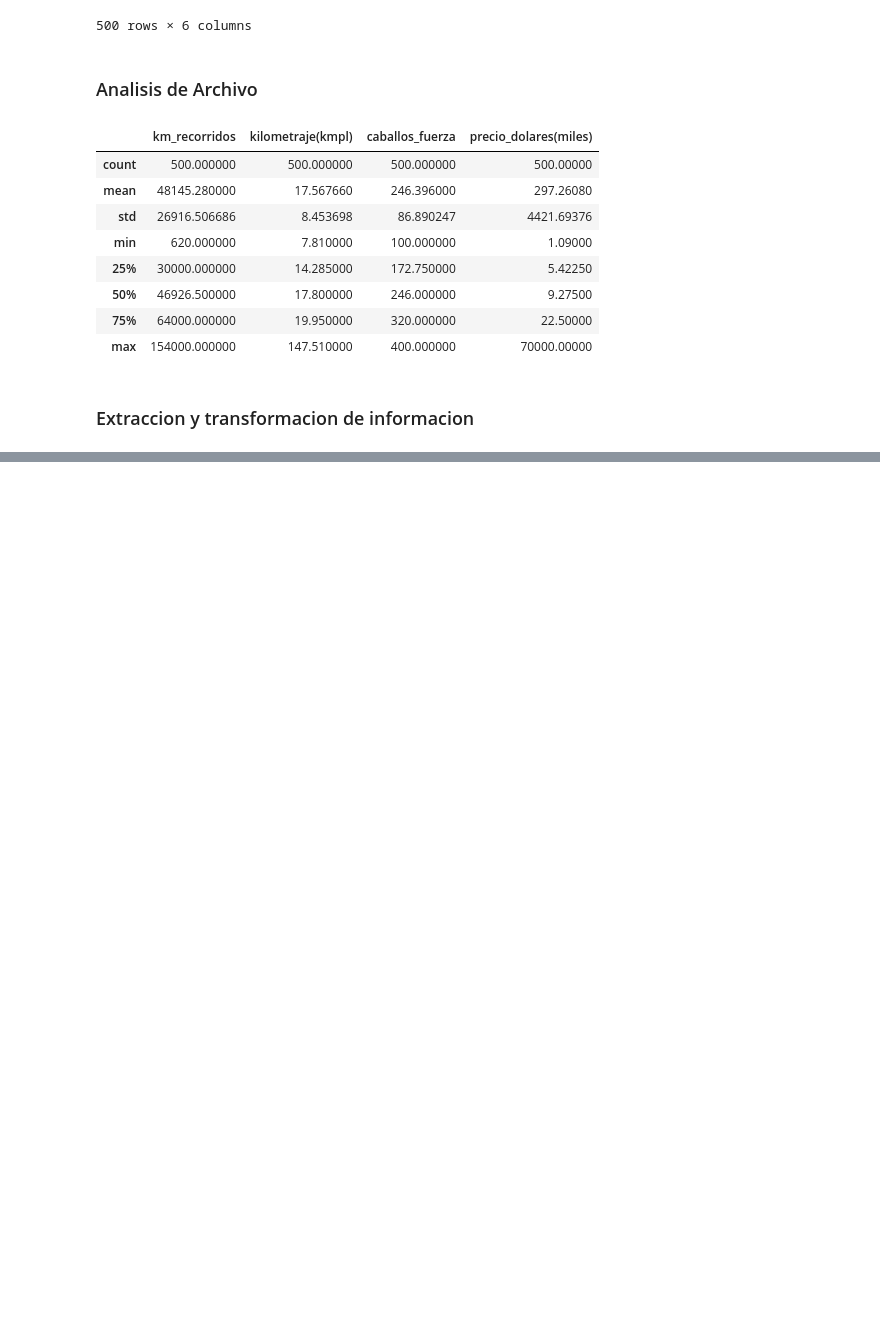
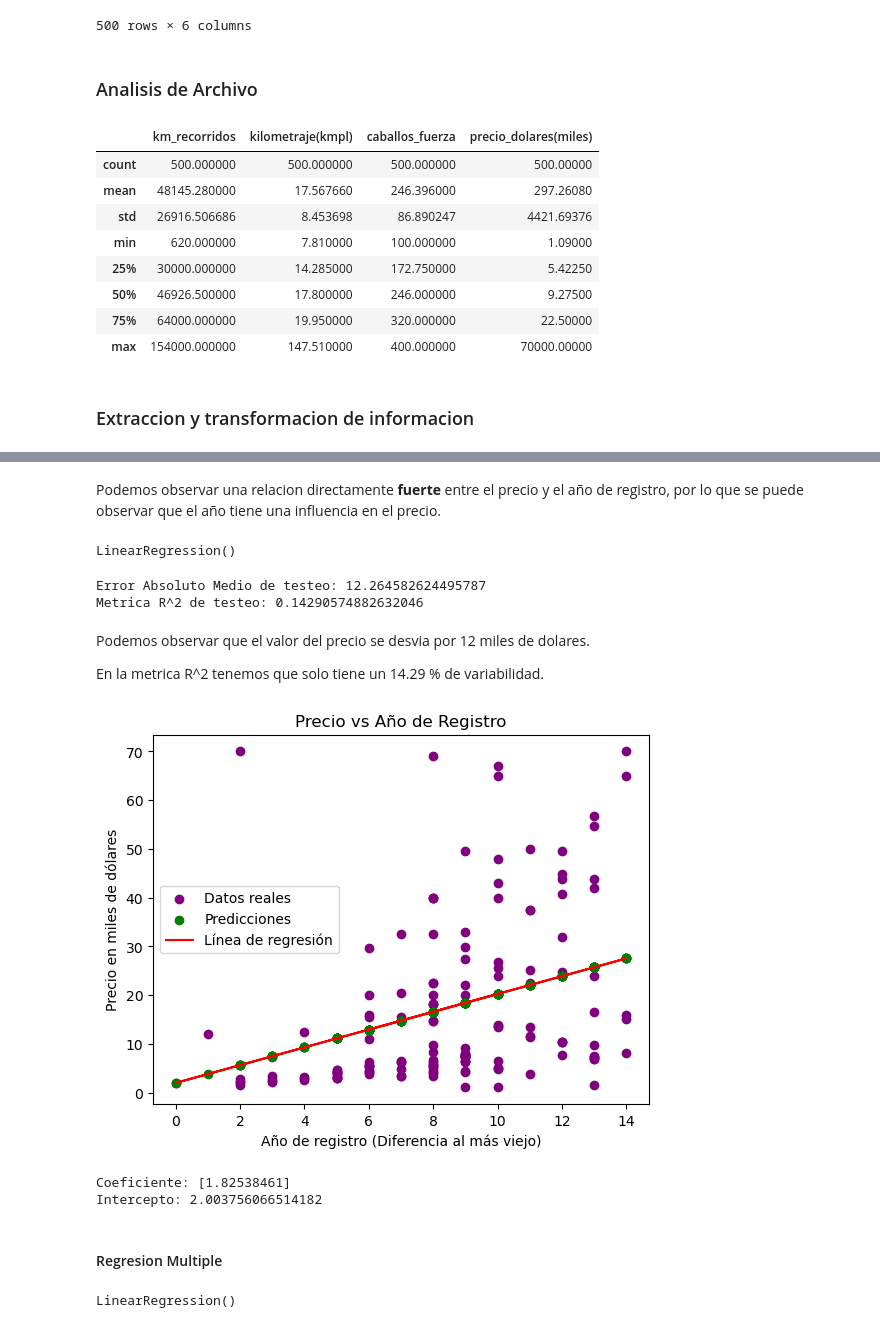
Before and after one commit to leop-contreras/IA-Parcial2, a Jupyter notebook: main.ipynb, the cells around one changed output, grey strips where cells are left out. Drawn from its saved outputs; the diff is of its cells as text; code cells hidden in the pictures; blank space fills up the shorter version.

```diff
--- a/main.ipynb
+++ b/main.ipynb
@@ -51,6 +43,7 @@ modelo = df['modelo'].to_numpy()
 km_recorridos = df['km_recorridos'].to_numpy()
 kilometraje = df['kilometraje(kmpl)'].to_numpy()
 caballos_fuerza = df['caballos_fuerza'].to_numpy()
+df['precio_dolares(miles)'] = np.where(df['precio_dolares(miles)'] > 100, df['precio_dolares(miles)'] / 1000, df['precio_dolares(miles)'])
 precio_dolares = df['precio_dolares(miles)'].to_numpy()
 # %%
 anho_registro_raw = df['año_registro']
@@ -66,0 +95,74 @@ for item in anho_registro_raw:
+# %% [markdown]
+Podemos observar una relacion directamente **fuerte** entre el precio y el año de registro, por lo que se puede observar que el año tiene una influencia en el precio.
+# %%
+from sklearn.linear_model import LinearRegression
+from sklearn.model_selection import train_test_split
+from matplotlib import pyplot as plt
+
+# Creamos nuestro dataset de características (X) y la variable objetivo (y)
+X = df_numeric[['año_registro']]
+y = df_numeric['precio_dolares(miles)']
+
+# Dividimos el dataset en entrenamiento y prueba
+X_train, X_test, y_train, y_test = train_test_split(X, y, test_size=0.3, random_state=25)
+
+modelo_regresion = LinearRegression()
+
+# Entrenamos el modelo con los datos de entrenamiento
+modelo_regresion.fit(X_train, y_train)
+# %% [output]
+LinearRegression()
+# %%
+from sklearn.metrics import mean_squared_error, r2_score, mean_absolute_error
+
+y_pred = modelo_regresion.predict(X_test)
+
+# Resultados de Regresion Lineal
+print(f"Error Absoluto Medio de testeo: {mean_absolute_error(y_test, y_pred)}")
+print(f"Metrica R^2 de testeo: {r2_score(y_test, y_pred)}")
+
+regresion_simple = modelo_regresion
+# %% [output]
+Error Absoluto Medio de testeo: 12.264582624495787
+Metrica R^2 de testeo: 0.14290574882632046
+# %% [markdown]
+Podemos observar que el valor del precio se desvia por 12 miles de dolares.
+
+En la metrica R^2 tenemos que solo tiene un 14.29 % de variabilidad.
+# %%
+plt.scatter(X_test, y_test, color='purple', label='Datos reales')
+plt.scatter(X_test, y_pred, color='green', label='Predicciones')
+plt.plot(X_test, y_pred, color='red', label='Línea de regresión')
+
+plt.xlabel('Año de registro (Diferencia al más viejo)')
+plt.ylabel('Precio en miles de dólares')
+plt.title('Precio vs Año de Registro')
+plt.legend()
+plt.show()
+
+# Imprimir los coeficientes de la regresión
+print('Coeficiente:', modelo_regresion.coef_)
+print('Intercepto:', modelo_regresion.intercept_)
+# %% [output]
+[figure, added]
+Coeficiente: [1.82538461]
+Intercepto: 2.003756066514182
+# %% [markdown]
+#### Regresion Multiple
+# %%
+from sklearn.linear_model import LinearRegression
+from sklearn.model_selection import train_test_split
+
+# Creamos nuestro dataset de características (X) y la variable objetivo (y)
+X = df_numeric[['año_registro', 'km_recorridos', 'kilometraje(kmpl)', 'caballos_fuerza']]
+y = df_numeric['precio_dolares(miles)']
+
+# Dividimos el dataset en entrenamiento y prueba
+X_train, X_test, y_train, y_test = train_test_split(X, y, test_size=0.2, random_state=13)
+
+modelo_regresion = LinearRegression()
+
+# Entrenamos el modelo con los datos de entrenamiento
+modelo_regresion.fit(X_train, y_train)
+# %% [output]
+LinearRegression()
```
Also changed, not shown: parts of 18 cells of this notebook.
